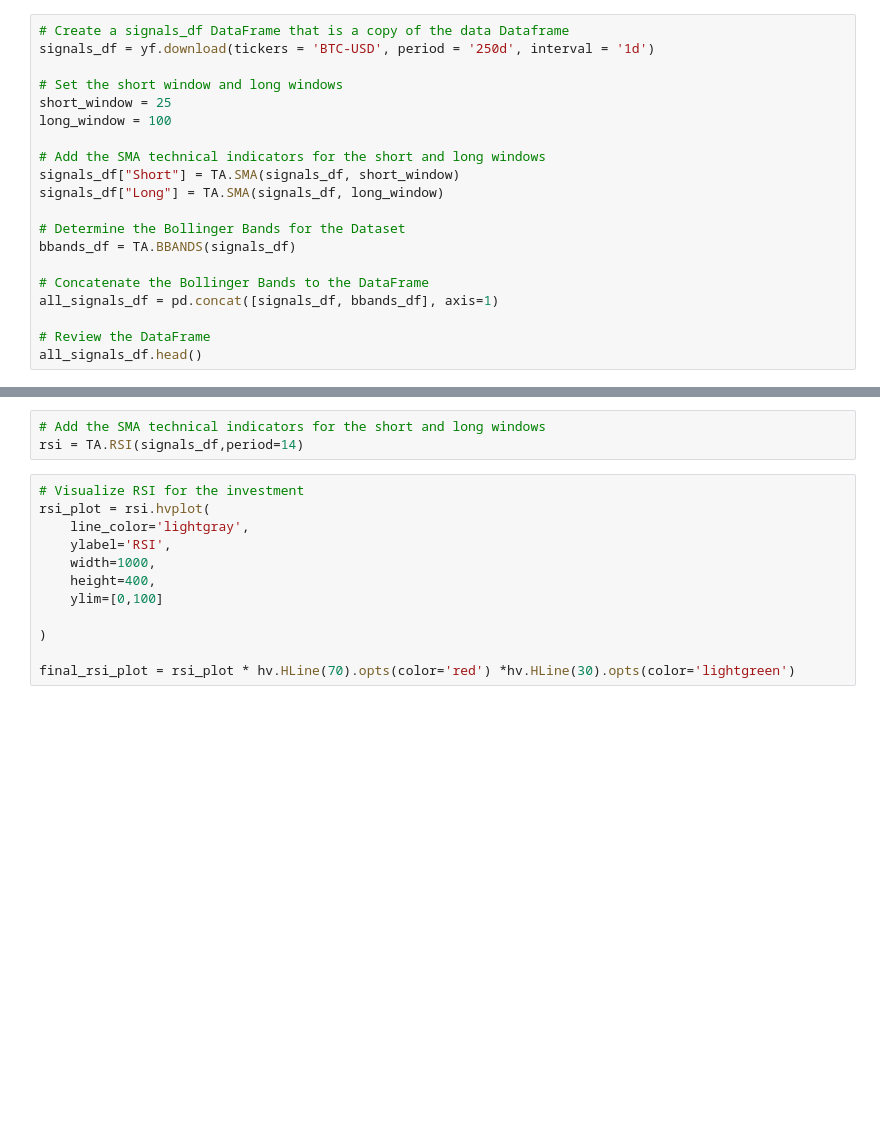
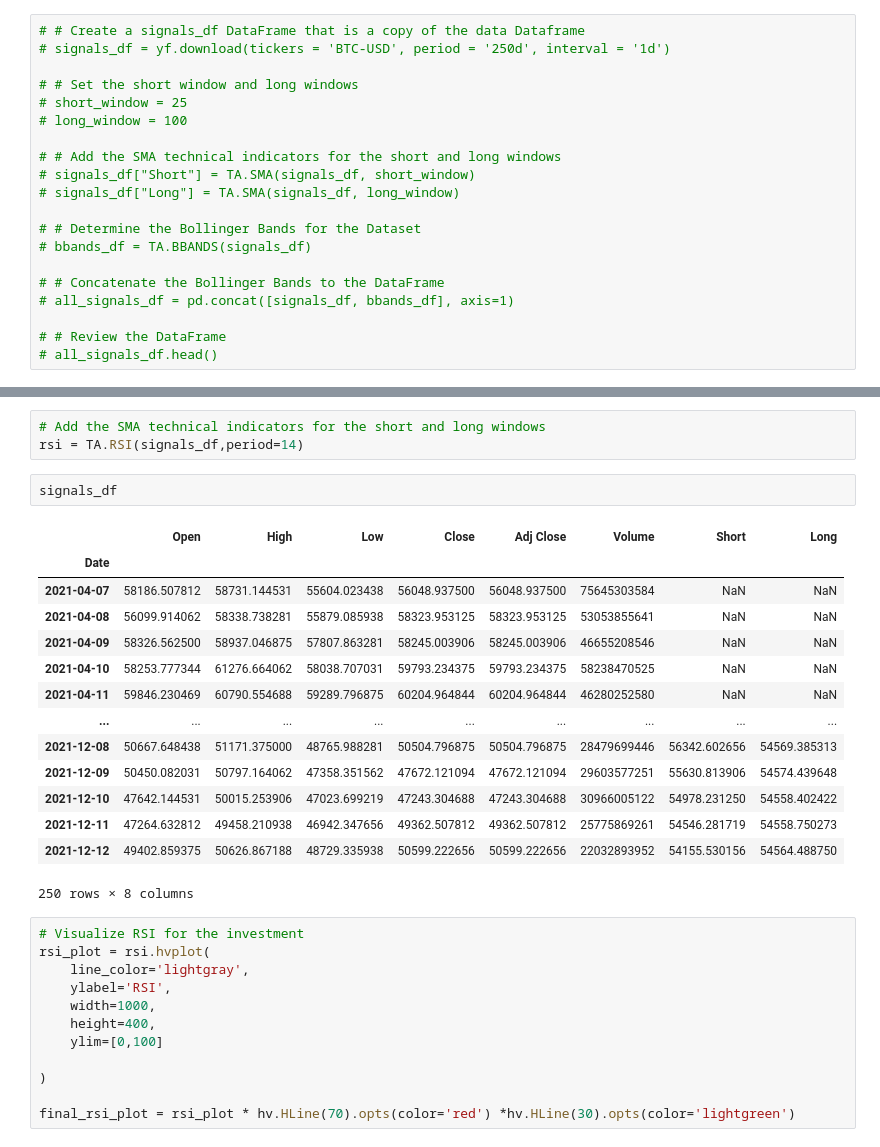
Before and after one commit to JDY320/project2, a Jupyter notebook: finalcode.ipynb, the cells around one changed output, grey strips where cells are left out. Drawn from its saved outputs; the diff is of its cells as text; blank space fills up the shorter version.

```diff
--- a/finalcode.ipynb
+++ b/finalcode.ipynb
@@ -156,25 +164,25 @@ boll_bands('ETH-USD')
 # %% [markdown]
 # Create Moving Averages
 # %%
-# Create a signals_df DataFrame that is a copy of the data Dataframe
-signals_df = yf.download(tickers = 'BTC-USD', period = '250d', interval = '1d')
+# # Create a signals_df DataFrame that is a copy of the data Dataframe
+# signals_df = yf.download(tickers = 'BTC-USD', period = '250d', interval = '1d')
 
-# Set the short window and long windows
-short_window = 25
-long_window = 100
+# # Set the short window and long windows
+# short_window = 25
+# long_window = 100
 
-# Add the SMA technical indicators for the short and long windows
-signals_df["Short"] = TA.SMA(signals_df, short_window)
-signals_df["Long"] = TA.SMA(signals_df, long_window)
+# # Add the SMA technical indicators for the short and long windows
+# signals_df["Short"] = TA.SMA(signals_df, short_window)
+# signals_df["Long"] = TA.SMA(signals_df, long_window)
 
-# Determine the Bollinger Bands for the Dataset
-bbands_df = TA.BBANDS(signals_df)
+# # Determine the Bollinger Bands for the Dataset
+# bbands_df = TA.BBANDS(signals_df)
 
-# Concatenate the Bollinger Bands to the DataFrame
-all_signals_df = pd.concat([signals_df, bbands_df], axis=1)
+# # Concatenate the Bollinger Bands to the DataFrame
+# all_signals_df = pd.concat([signals_df, bbands_df], axis=1)
 
-# Review the DataFrame
-all_signals_df.head()
+# # Review the DataFrame
+# all_signals_df.head()
 # %% [output]
 [*********************100%***********************]  1 of 1 completed
 |  | Open | High | Low | Close | Adj Close | Volume | Short | Long | BB_UPPER | BB_MIDDLE | ... |
@@ -400,6 +402,23 @@ See the caveats in the documentation: https://pandas.pydata.org/pandas-docs/stab
 # %%
 # Add the SMA technical indicators for the short and long windows
 rsi = TA.RSI(signals_df,period=14)
+# %%
+signals_df
+# %% [output]
+|  | Open | High | Low | Close | Adj Close | Volume | Short | Long |
+| Date |  |  |  |  |  |  |  |  |
+| 2021-04-07 | 58186.507812 | 58731.144531 | 55604.023438 | 56048.937500 | 56048.937500 | 75645303584 | NaN | NaN |
+| 2021-04-08 | 56099.914062 | 58338.738281 | 55879.085938 | 58323.953125 | 58323.953125 | 53053855641 | NaN | NaN |
+| 2021-04-09 | 58326.562500 | 58937.046875 | 57807.863281 | 58245.003906 | 58245.003906 | 46655208546 | NaN | NaN |
+| 2021-04-10 | 58253.777344 | 61276.664062 | 58038.707031 | 59793.234375 | 59793.234375 | 58238470525 | NaN | NaN |
+| 2021-04-11 | 59846.230469 | 60790.554688 | 59289.796875 | 60204.964844 | 60204.964844 | 46280252580 | NaN | NaN |
+| ... | ... | ... | ... | ... | ... | ... | ... | ... |
+| 2021-12-08 | 50667.648438 | 51171.375000 | 48765.988281 | 50504.796875 | 50504.796875 | 28479699446 | 56342.602656 | 54569.385313 |
+| 2021-12-09 | 50450.082031 | 50797.164062 | 47358.351562 | 47672.121094 | 47672.121094 | 29603577251 | 55630.813906 | 54574.439648 |
+| 2021-12-10 | 47642.144531 | 50015.253906 | 47023.699219 | 47243.304688 | 47243.304688 | 30966005122 | 54978.231250 | 54558.402422 |
+| 2021-12-11 | 47264.632812 | 49458.210938 | 46942.347656 | 49362.507812 | 49362.507812 | 25775869261 | 54546.281719 | 54558.750273 |
+| 2021-12-12 | 49402.859375 | 50626.867188 | 48729.335938 | 50599.222656 | 50599.222656 | 22032893952 | 54155.530156 | 54564.488750 |
+250 rows × 8 columns
 # %%
 # Visualize RSI for the investment
 rsi_plot = rsi.hvplot(
```
Also changed, not shown: parts of 11 cells of this notebook.
